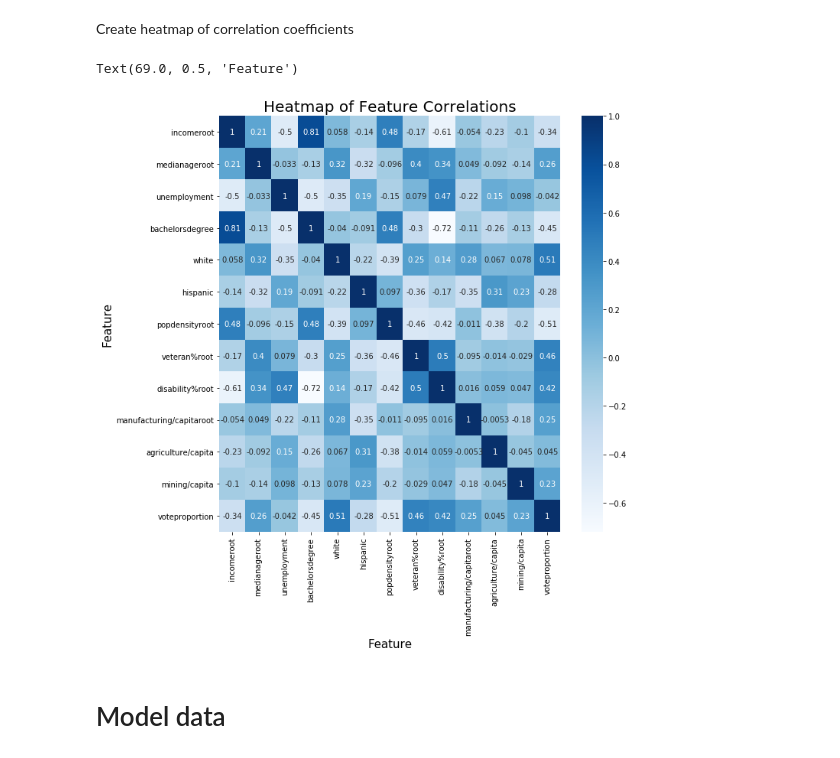
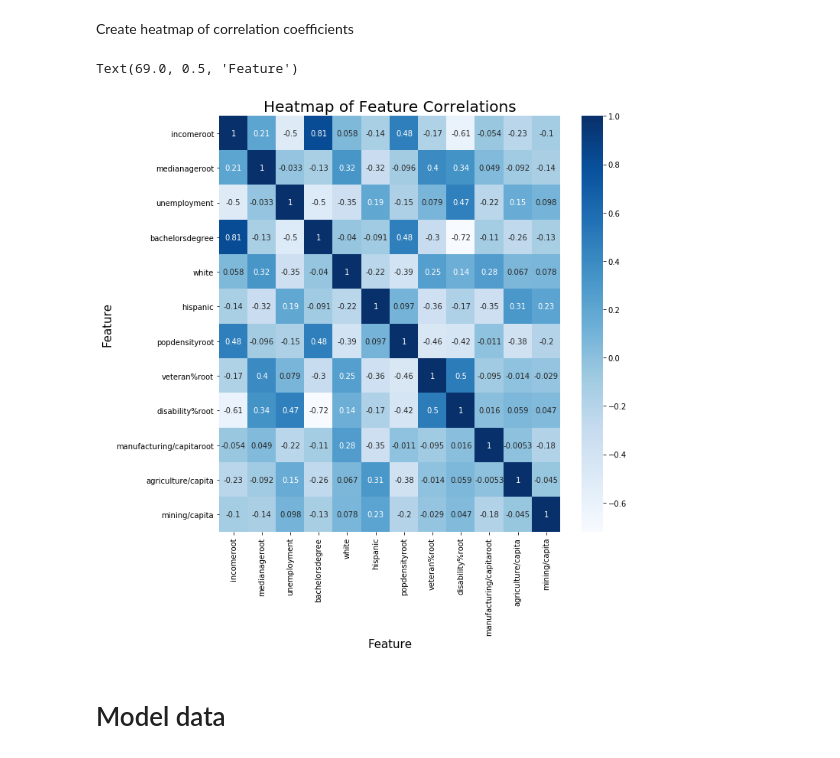
Before and after one commit to blantj/2016_election_modeling_v2, a Jupyter notebook: Modeling.ipynb, the cells around one changed output. Cells and saved outputs as stored; diff of their text form; code cells hidden in the pictures.

```diff
--- a/Modeling.ipynb
+++ b/Modeling.ipynb
@@ -311,13 +295,13 @@ scaled_test.corr()
 Create heatmap of correlation coefficients
 # %%
 fig, ax = plt.subplots(figsize=(10,10))
-sns.heatmap(scaled_test.corr(), cmap='Blues', ax=ax, annot=True)
+sns.heatmap(test[columns].corr(), cmap='Blues', ax=ax, annot=True)
 ax.set_title('Heatmap of Feature Correlations', fontsize=20)
 ax.set_xlabel('Feature', fontsize=15)
 ax.set_ylabel('Feature', fontsize=15)
 # %% [output]
 Text(69.0, 0.5, 'Feature')
-[figure, old version]
+[figure, new version]
 # %% [markdown]
 # Model data
 # %% [markdown]
```
Also changed, not shown: parts of 20 cells of this notebook, 2 other files.
